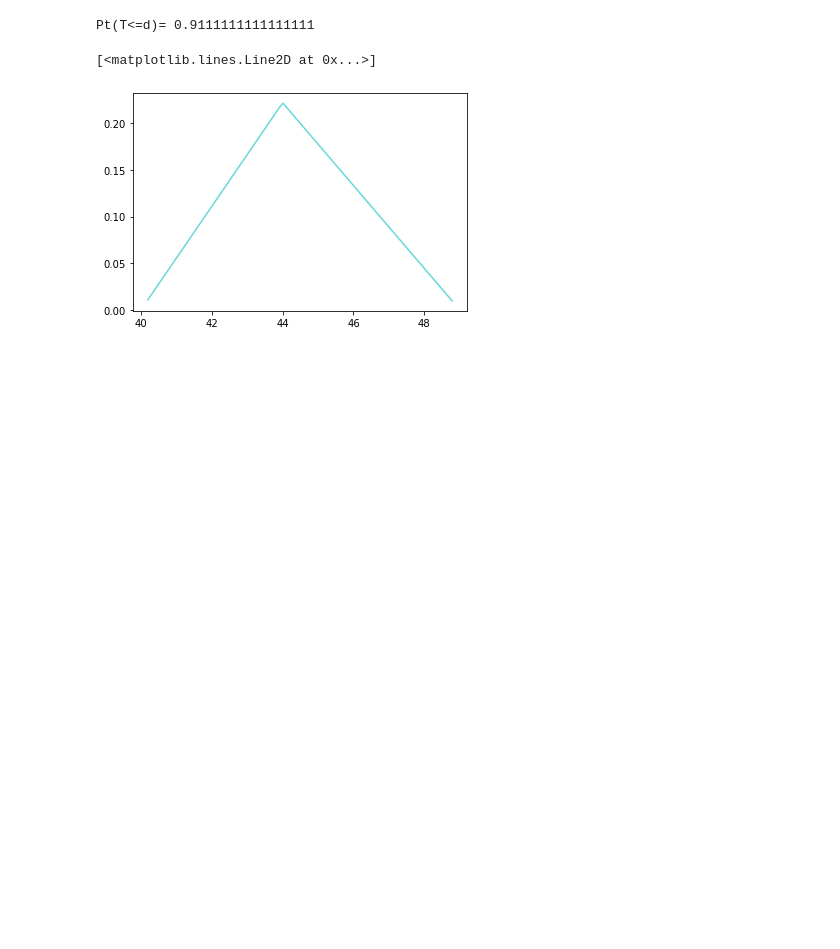
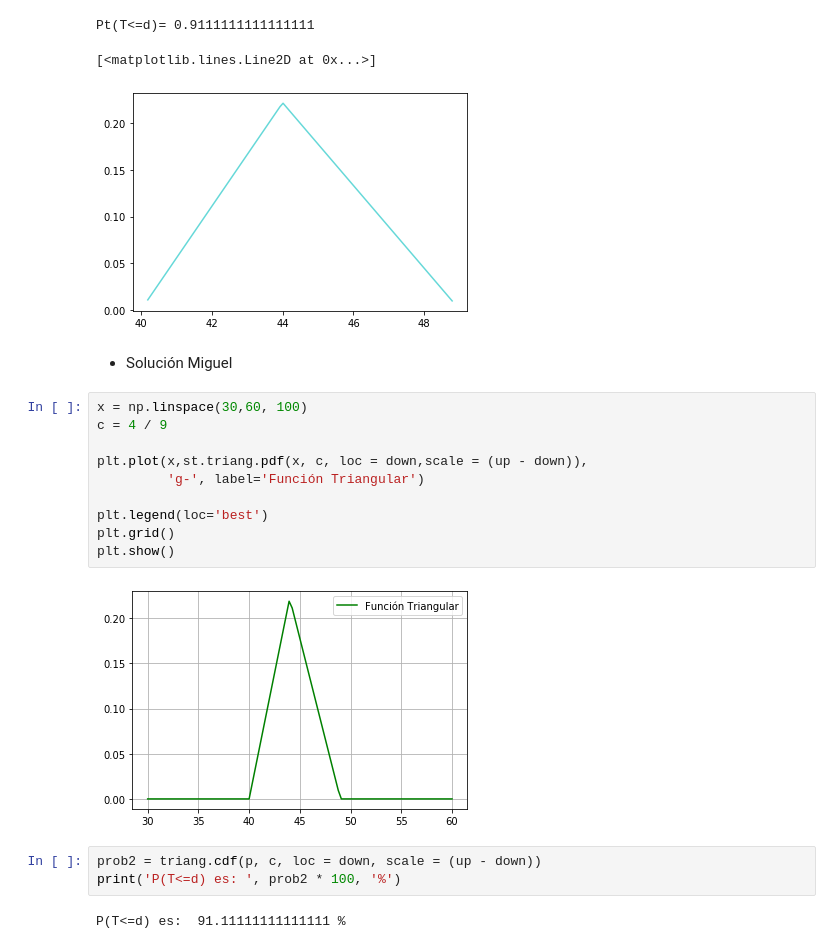
Before and after one commit to miguelaguirre11/Tarea2, a Jupyter notebook: Tarea6.ipynb, the cells around one changed output. Saved outputs shown, nothing was run; the diff lists cells and outputs as text; blank space fills up the shorter version.

Commit message:
Soluciones Miguel

```diff
--- a/Tarea6.ipynb
+++ b/Tarea6.ipynb
@@ -134,3 +136,22 @@ ax.plot(x, st.triang.pdf(x, i, loc=loc, scale=scale),
 Pt(T<=d)= 0.9111111111111111
 [<matplotlib.lines.Line2D at 0x...>]
 [figure]
+# %% [markdown]
+- Solución Miguel
+# %%
+x = np.linspace(30,60, 100)
+c = 4 / 9
+
+plt.plot(x,st.triang.pdf(x, c, loc = down,scale = (up - down)),
+         'g-', label='Función Triangular')
+
+plt.legend(loc='best')
+plt.grid()
+plt.show()
+# %% [output]
+[figure, added]
+# %%
+prob2 = triang.cdf(p, c, loc = down, scale = (up - down))
+print('P(T<=d) es: ', prob2 * 100, '%')
+# %% [output]
+P(T<=d) es:  91.11111111111111 %
```
Also changed, not shown: parts of 1 cell of this notebook.
